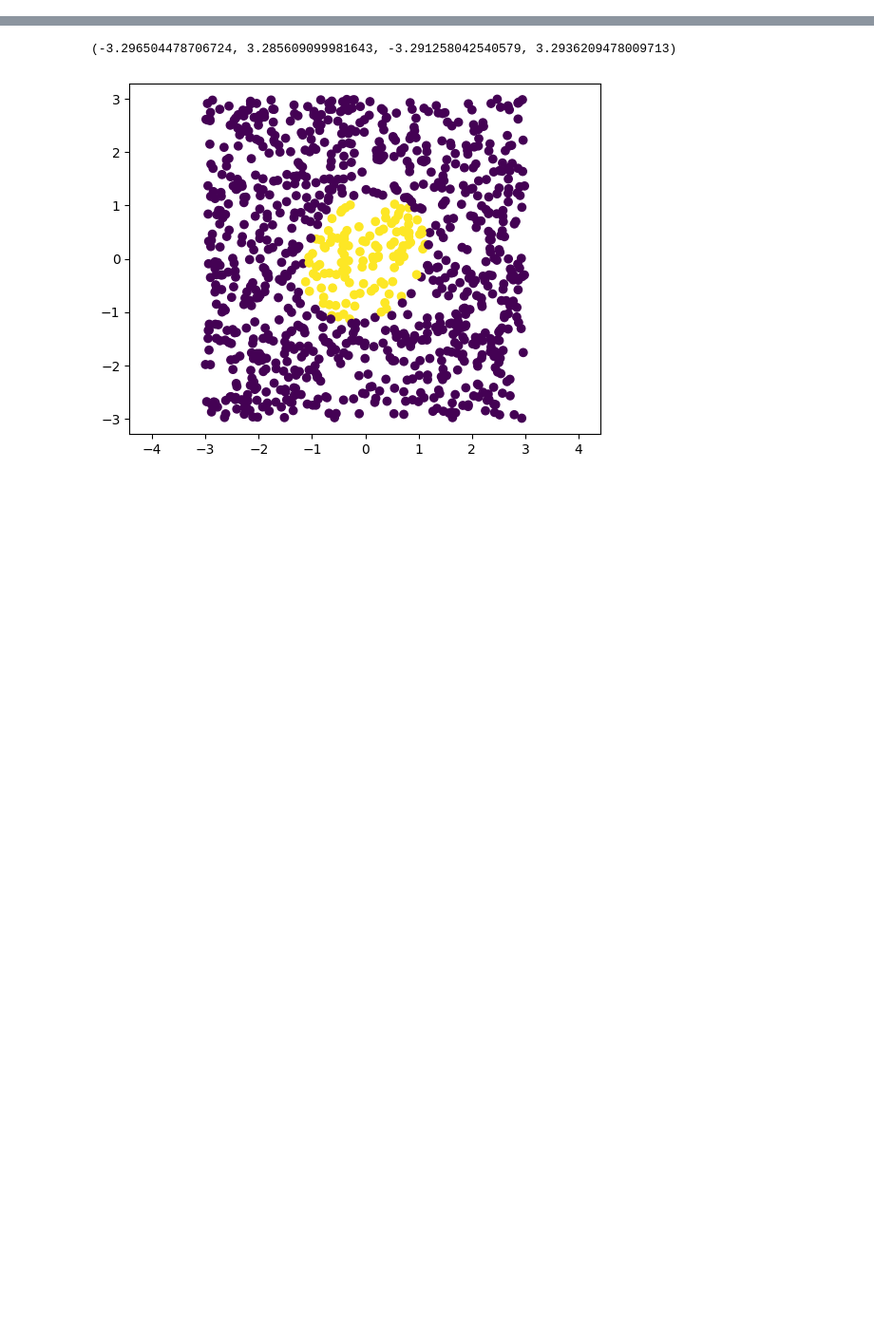
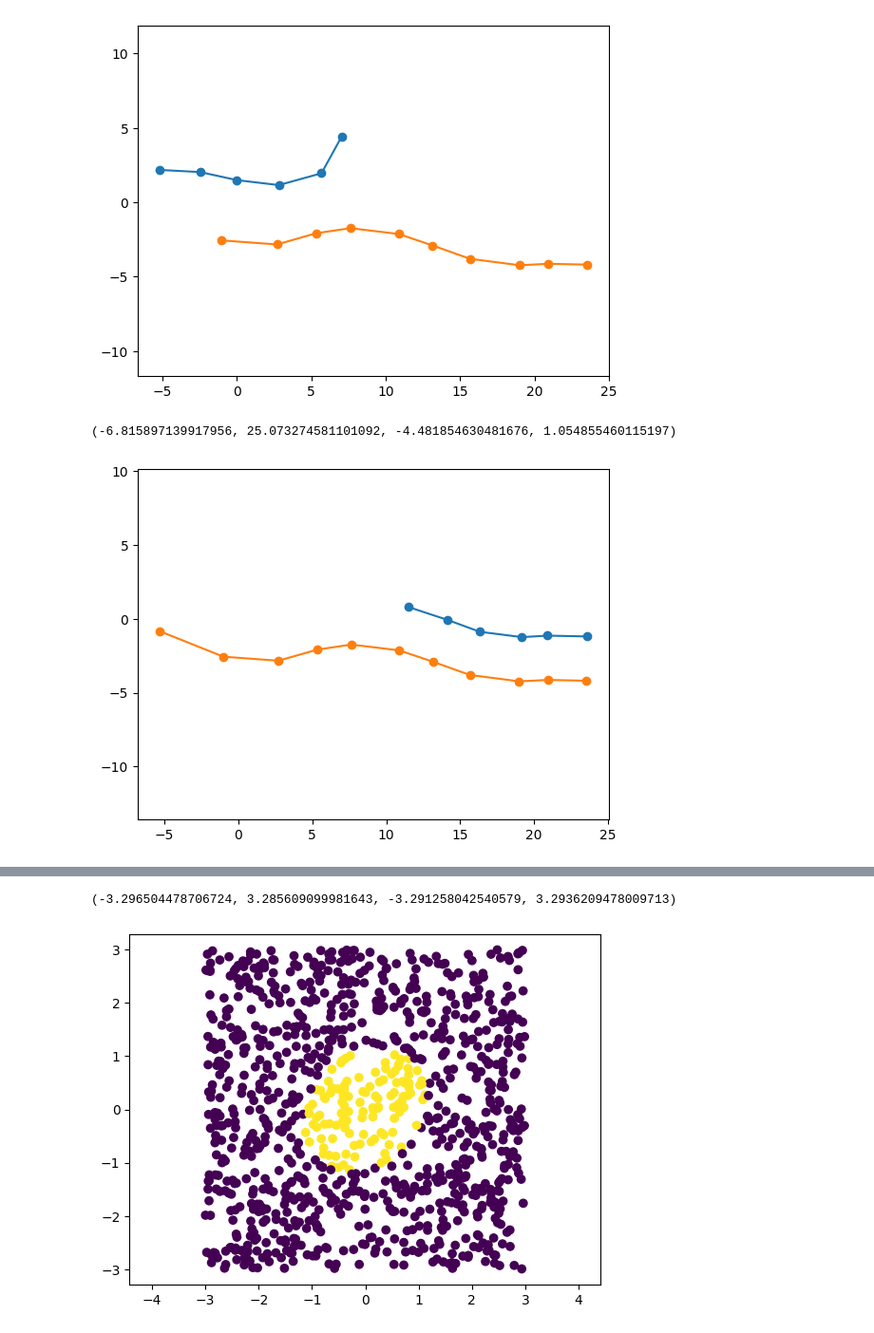
Before and after one commit to papalotis/ft-fsd-path-planning, a Jupyter notebook: t.ipynb, the cells around one changed output, grey strips where cells are left out. Shown at 95% size. Saved outputs shown, nothing was run; the diff lists cells and outputs as text; code cells hidden in the pictures; blank space fills up the shorter version.

```diff
--- a/t.ipynb
+++ b/t.ipynb
@@ -74,3 +77,47 @@ for i in range(start_frame, end_frame):
+# %%
+from fsd_path_planning.config import create_default_cone_matching_with_non_monotonic_matches
+from fsd_path_planning.cone_matching.core_cone_matching import ConeMatchingState
+from numpy import array
+
+m = create_default_cone_matching_with_non_monotonic_matches(4)
+
+state = ConeMatchingState(min_track_width=3, max_search_range=5, max_search_angle=0.8726646259971648, matches_should_be_monotonic=False, sorted_left=array([[-5.20930004,  2.17493081],
+       [-2.44987106,  2.03024006],
+       [ 0.0198734 ,  1.48873162],
+       [ 2.8299098 ,  1.15423059],
+       [ 5.69535446,  1.94961262],
+       [ 7.0578537 ,  4.43040133]]), sorted_right=array([[-1.01604104, -2.56143904],
+       [ 2.70356989, -2.83450651],
+       [ 5.33292341, -2.0832355 ],
+       [ 7.63778877, -1.7402972 ],
+       [10.88364601, -2.13238001],
+       [13.16276741, -2.90422082],
+       [15.67347813, -3.80018067],
+       [18.98889732, -4.23018599],
+       [20.94279289, -4.13597679],
+       [23.56168938, -4.19017982]]))
+
+
+state.position_global = array([-2.79935072, -0.16019239])
+state.direction_global = array([ 0.99666242, -0.08163346])
+m.state = state
+
+plt.plot(*state.sorted_left.T, 'o-')
+plt.plot(*state.sorted_right.T, 'o-')
+plt.axis('equal')
+plt.show()
+
+
+out = m.run_cone_matching()
+left_w_virtual, right_w_virtual, left_to_right_match, right_to_left_match = out
+left_w_virtual
+plt.plot(*left_w_virtual.T, 'o-')
+plt.plot(*right_w_virtual.T, 'o-')
+plt.axis('equal')
+# %% [output]
+[figure, added]
+(-6.815897139917956, 25.073274581101092, -4.481854630481676, 1.054855460115197)
+[figure, added]
 # %%
 from fsd_path_planning.config import get_cone_sorting_config
 from fsd_path_planning import ConeTypes
```
Also changed, not shown: parts of 3 cells of this notebook, 10 other files.
